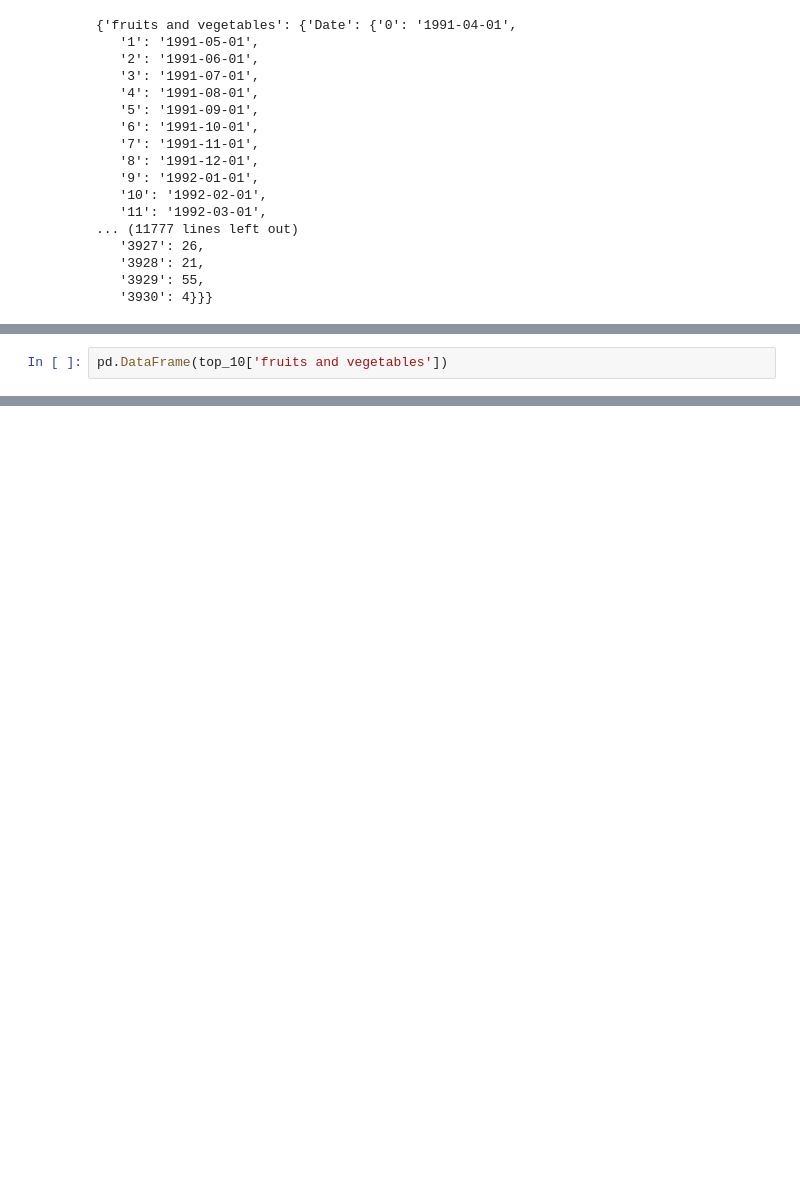
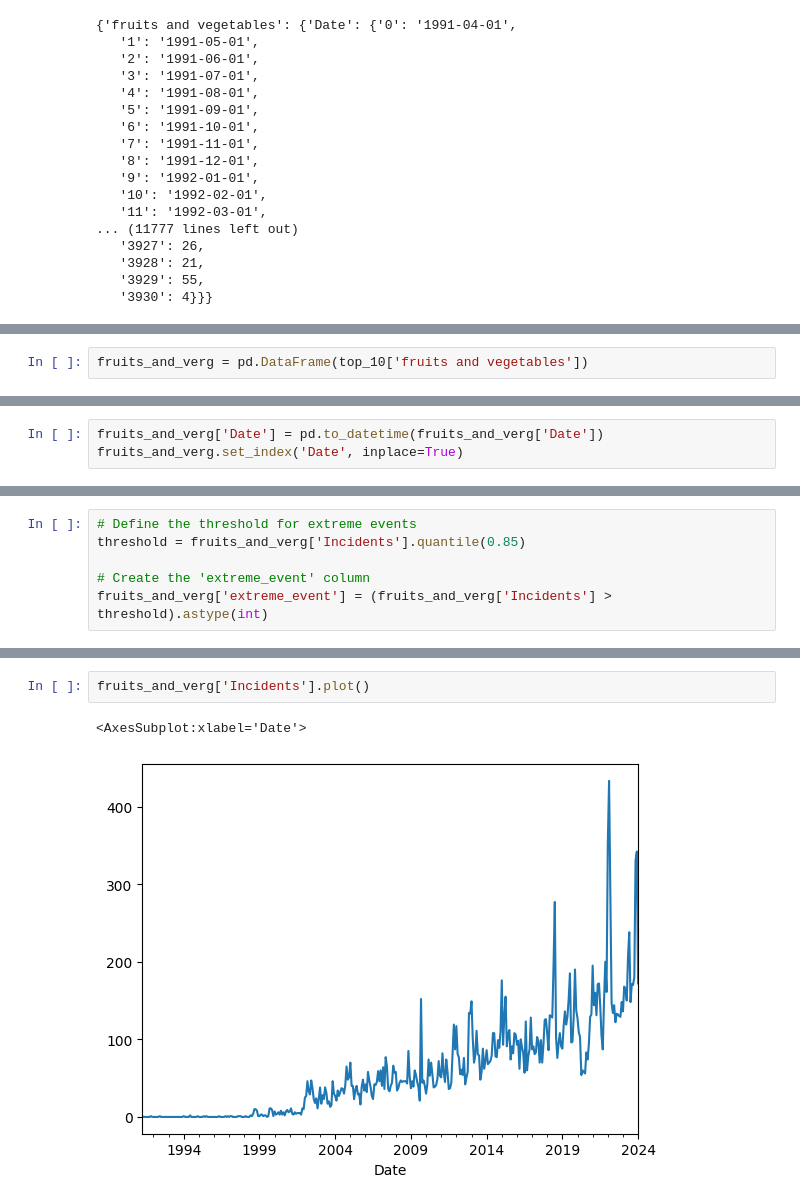
Before and after one commit to giorgosmarinos/KMIS--Survival-Analysis-as-a-Risk-Stratification-Tool-for-Threshold-Exceedance-Forecasting, a Jupyter notebook: examples/example#top_10_foodakai_timeseries.ipynb, the cells around one changed output, grey strips where cells are left out. Drawn from its saved outputs; the diff is of its cells as text; blank space fills up the shorter version.

```diff
--- a/examples/example#top_10_foodakai_timeseries.ipynb
+++ b/examples/example#top_10_foodakai_timeseries.ipynb
@@ -50,2 +282,2 @@ top_10
 # %%
-pd.DataFrame(top_10['fruits and vegetables'])
+fruits_and_verg = pd.DataFrame(top_10['fruits and vegetables'])
@@ -72,0 +284,3 @@ for key, values in top_10.items():
+# %%
+fruits_and_verg['Date'] = pd.to_datetime(fruits_and_verg['Date'])
+fruits_and_verg.set_index('Date', inplace=True)
@@ -72,0 +293,6 @@ for key, values in top_10.items():
+# %%
+# Define the threshold for extreme events
+threshold = fruits_and_verg['Incidents'].quantile(0.85)
+
+# Create the 'extreme_event' column
+fruits_and_verg['extreme_event'] = (fruits_and_verg['Incidents'] > threshold).astype(int)
@@ -72,0 +1079,5 @@ for key, values in top_10.items():
+# %%
+fruits_and_verg['Incidents'].plot()
+# %% [output]
+<AxesSubplot:xlabel='Date'>
+[figure, added]
```
Also changed, not shown: parts of 41 cells of this notebook.
